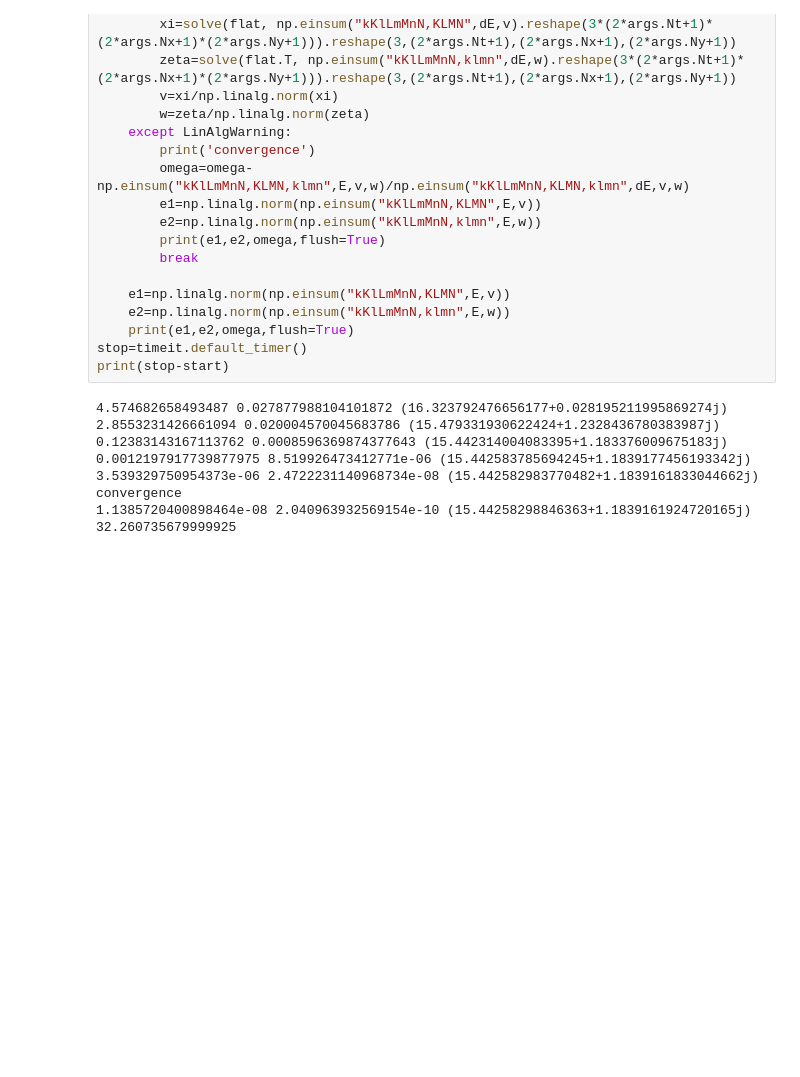
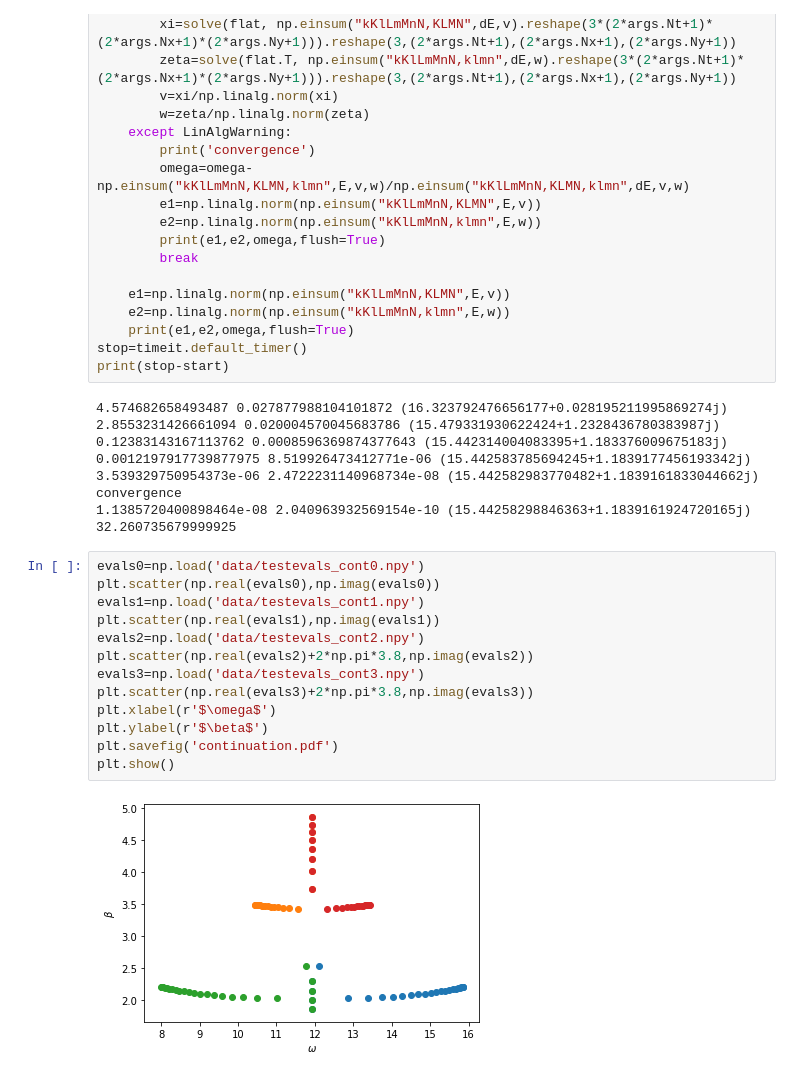
Before and after one commit to znicolaou/faraday, a Jupyter notebook: viscid_notebook.ipynb, the cells around one changed output. Cells and saved outputs as stored; diff of their text form; blank space fills up the shorter version.

```diff
--- a/viscid_notebook.ipynb
+++ b/viscid_notebook.ipynb
@@ -368,4 +425,19 @@ print(stop-start)
 convergence
 1.1385720400898464e-08 2.040963932569154e-10 (15.44258298846363+1.1839161924720165j)
 32.260735679999925
+# %%
+evals0=np.load('data/testevals_cont0.npy')
+plt.scatter(np.real(evals0),np.imag(evals0))
+evals1=np.load('data/testevals_cont1.npy')
+plt.scatter(np.real(evals1),np.imag(evals1))
+evals2=np.load('data/testevals_cont2.npy')
+plt.scatter(np.real(evals2)+2*np.pi*3.8,np.imag(evals2))
+evals3=np.load('data/testevals_cont3.npy')
+plt.scatter(np.real(evals3)+2*np.pi*3.8,np.imag(evals3))
+plt.xlabel(r'$\omega$')
+plt.ylabel(r'$\beta$')
+plt.savefig('continuation.pdf')
+plt.show()
+# %% [output]
+[figure, added]
 # %%
```
Also changed, not shown: parts of 13 cells of this notebook, 1 other file.
